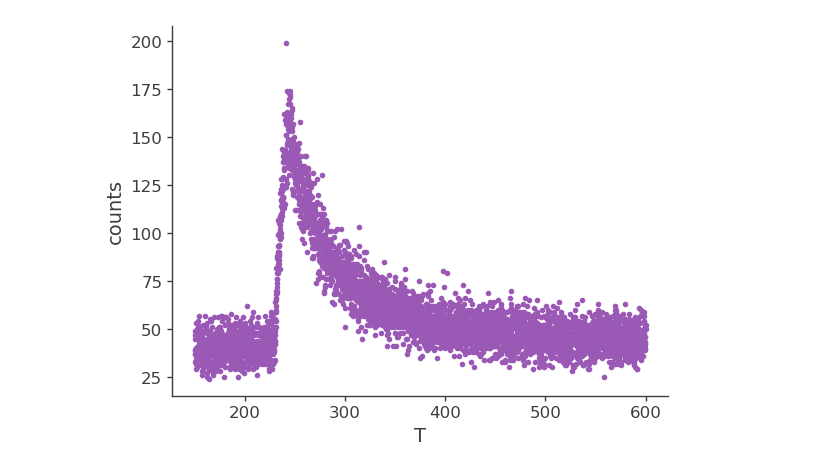
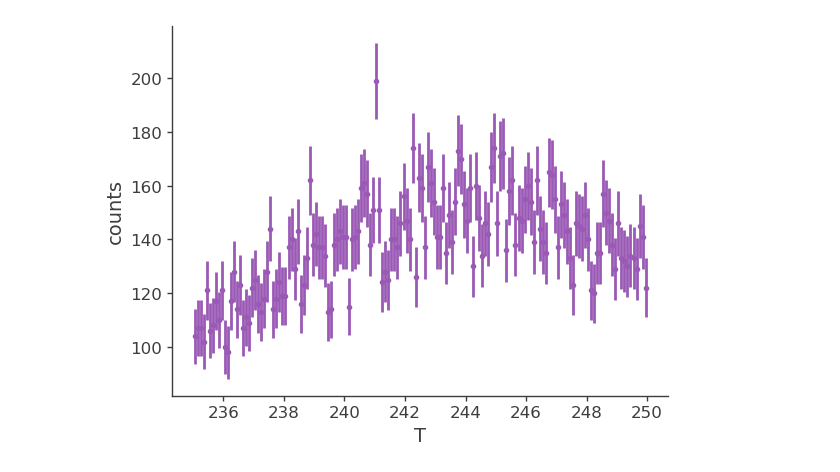
Before and after one commit to xiahouwenyu/3MLWCDA0.91, a Jupyter notebook: Standard/src/3MLnew_GRB221009A.ipynb, the cells around one changed output. Saved outputs shown, nothing was run; the diff lists cells and outputs as text; code cells hidden in the pictures.

```diff
--- a/Standard/src/3MLnew_GRB221009A.ipynb
+++ b/Standard/src/3MLnew_GRB221009A.ipynb
@@ -58,14 +39,7 @@ Yourlib init successfully!!!
 # %%
 %matplotlib inline
+region_name="GRB221009A"
+if not os.path.exists(f'../res/{region_name}/'):
+    os.system(f'mkdir ../res/{region_name}/')
 GRB221009A = my.lc("../../data/lc_data/GRB221009A/GRBlcunbin.root", ebin=11, funcfile="../../data/lc_data/GRB221009A/func.root") #funcfile="../../data/lc_data/GRB221009A/bkg.npy"
-GRB221009A.rebin(1000)
-GRB221009A.drawlc()
 GRB221009A_trig = my.lc("../../data/lc_data/GRB221009A/1009_nf_dt.root", tname="h;1", bkgfile="../../data/lc_data/GRB221009A/1008_nf_dt.root", bkgscale=2)
-GRB221009A_trig.rebin(1000)
-GRB221009A_trig.fitbkg(my.poly , 150, 650, p0=[2, 2, 20], plot=True)
-plt.figure()
-GRB221009A_trig.drawlc()
-GRB221009Aall = GRB221009A + GRB221009A_trig
-GRB221009Aall.drawlc(200,300)
-GRB221009A_prompr = my.lc('../../data/lc_data/GRB221009A/hebs-2.txt')
-GRB221009A_prompr.drawlc(200,300)
@@ -81,0 +46,10 @@ GRB221009A.bkgpar
+# %%
+bin_t = 0.1
+rebins = int(10000*bin_t)
+GRB221009A.rebin(rebins)
+GRB221009A_trig.rebin(rebins)
+GRB221009A_trig.fitbkg(my.poly , 150, 650, p0=[2, 2, 20, 2], plot=True)
+GRB221009A.drawlc(drawbkg=True)
+GRB221009A_trig.drawlc()
+GRB221009Aall = GRB221009A + GRB221009A_trig
+GRB221009Aall.drawlc(200,300)
@@ -82,7 +99,9 @@ GRB221009A.bkgpar
 # %%
+t0=235
+te=250
 datafgrb = GRB221009Aall.getdatafram(subbkg=False)
-datafgrb = datafgrb[(datafgrb["x"]>=150) & (datafgrb["x"]<=600)]
+datafgrb = datafgrb[(datafgrb["x"]>=t0) & (datafgrb["x"]<=te)]
 # %%
-GRBlike = XYLike.from_dataframe("GRB221009A", datafgrb, poisson=True)
+GRBlike = XYLike.from_dataframe("GRB221009A", datafgrb, poisson=False)
 fig = GRBlike.plot(x_label="T", y_label="counts")
 # %% [output]
@@ -90 +109 @@ fig = GRBlike.plot(x_label="T", y_label="counts")
-[figure, old version]
+[figure, new version]
```
Also changed, not shown: parts of 19 cells of this notebook, 26 other files.
